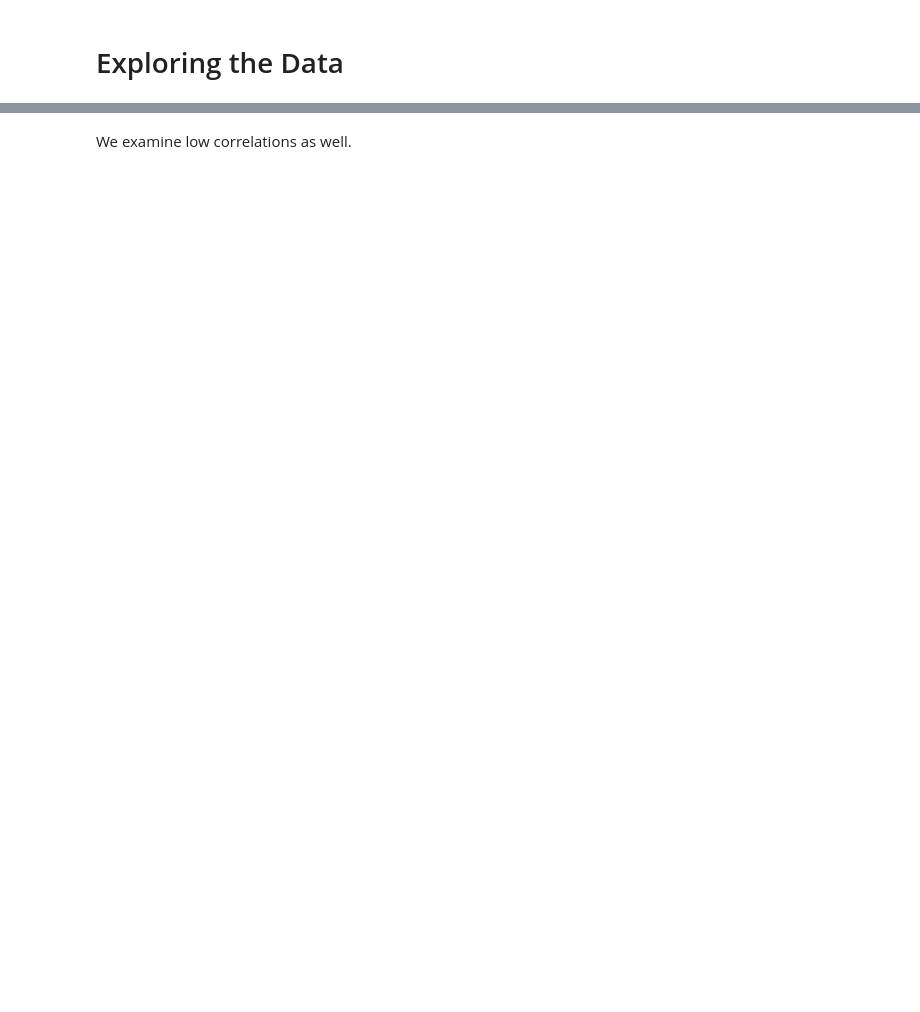
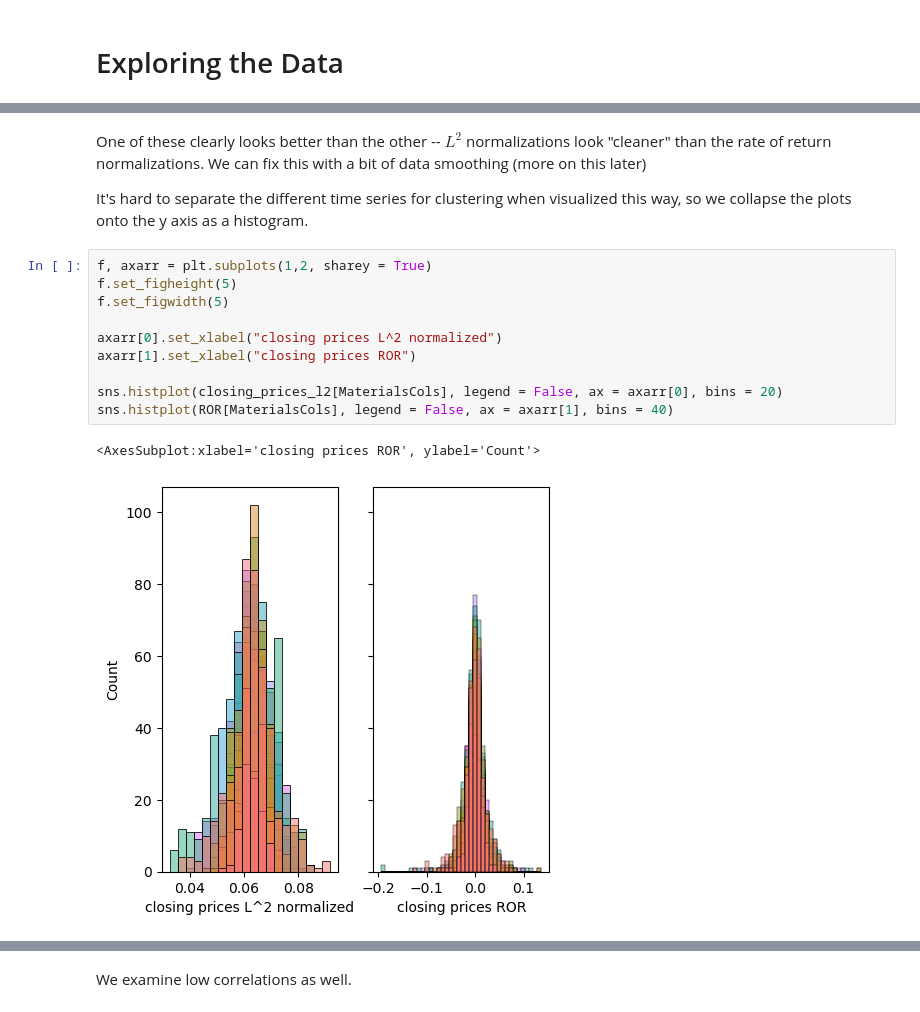
Before and after one commit to AssafBarNatan/SP500-clustering, a Jupyter notebook: EDA.ipynb, the cells around one changed output, grey strips where cells are left out. Saved outputs shown, nothing was run; the diff lists cells and outputs as text; blank space fills up the shorter version.

```diff
--- a/EDA.ipynb
+++ b/EDA.ipynb
@@ -49,0 +81,17 @@ sns.lineplot(data = closing_prices_l2.sample(30, axis = 1), legend = None)
+# %% [markdown]
+One of these clearly looks better than the other -- $L^2$ normalizations look "cleaner" than the rate of return normalizations. We can fix this with a bit of data smoothing (more on this later)
+
+It's hard to separate the different time series for clustering when visualized this way, so we collapse the plots onto the y axis as a histogram.
+# %%
+f, axarr = plt.subplots(1,2, sharey = True)
+f.set_figheight(5)
+f.set_figwidth(5)
+
+axarr[0].set_xlabel("closing prices L^2 normalized")
+axarr[1].set_xlabel("closing prices ROR")
+
+sns.histplot(closing_prices_l2[MaterialsCols], legend = False, ax = axarr[0], bins = 20)
+sns.histplot(ROR[MaterialsCols], legend = False, ax = axarr[1], bins = 40)
+# %% [output]
+<AxesSubplot:xlabel='closing prices ROR', ylabel='Count'>
+[figure, added]
```
Also changed, not shown: parts of 55 cells of this notebook.
